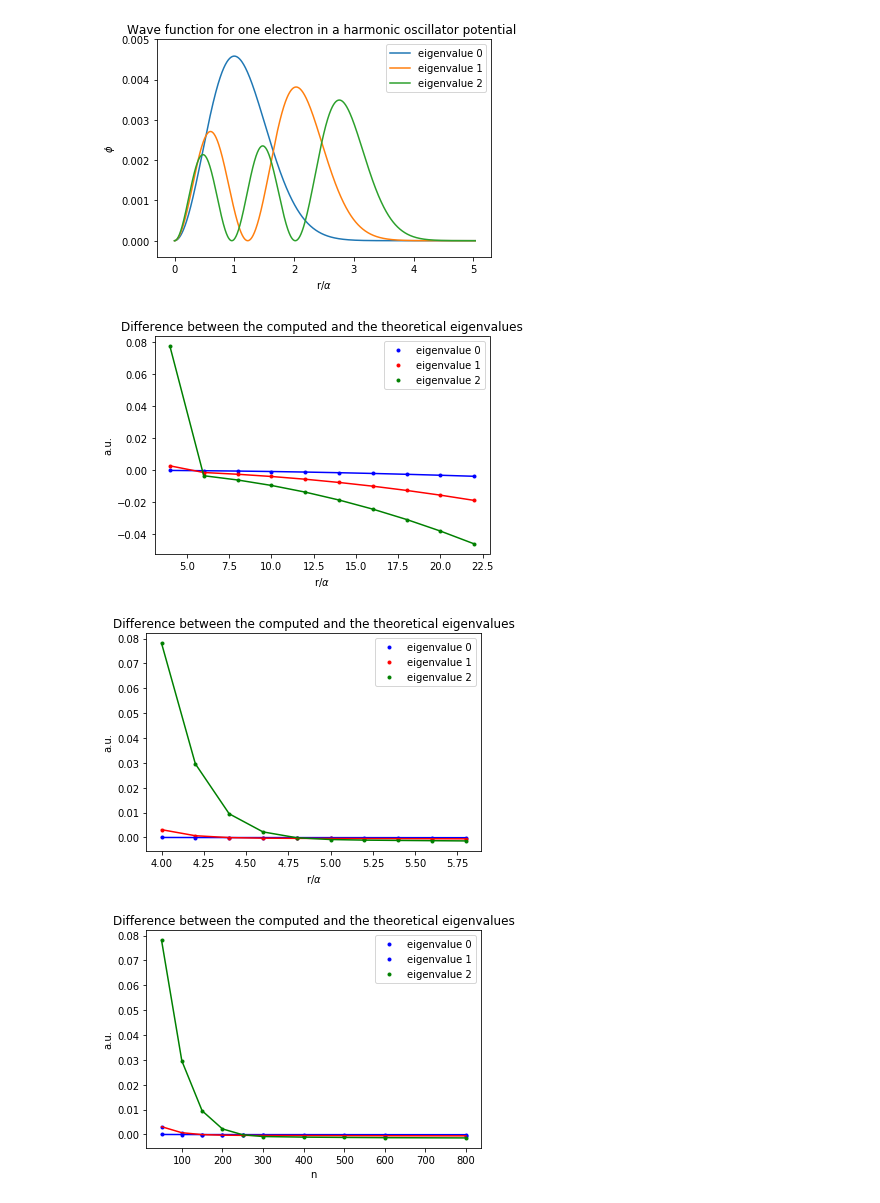
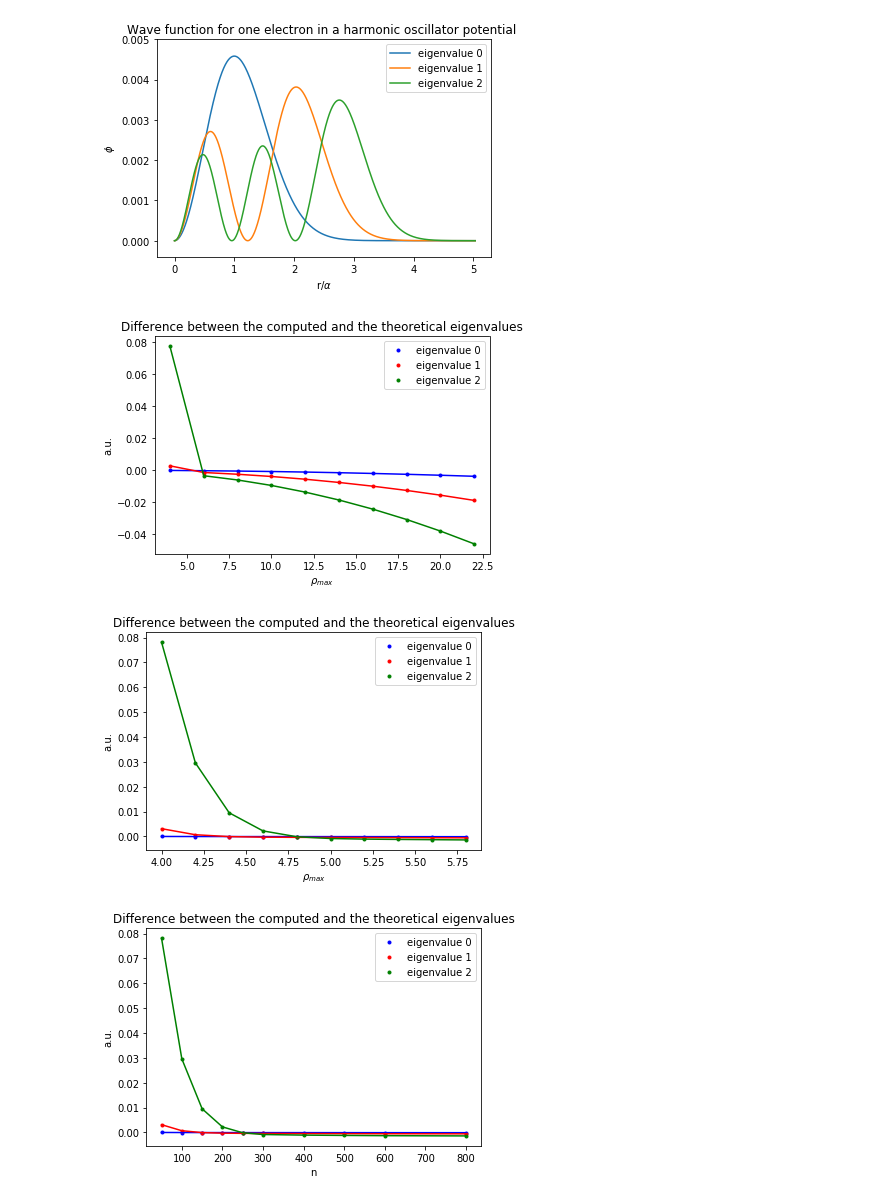
Before and after one commit to Krissvang/Computational-Physics-group, a Jupyter notebook: Project2/cpp/One_electron_plot.ipynb, the cells around one changed output. Saved outputs shown, nothing was run; the diff lists cells and outputs as text; code cells hidden in the pictures.

```diff
--- a/Project2/cpp/One_electron_plot.ipynb
+++ b/Project2/cpp/One_electron_plot.ipynb
@@ -86,40 +86,40 @@ plt.legend([eigenvalue_0, eigenvalue_1, eigenvalue_2], ['eigenvalue 0', 'eigenva
 plt.legend()
 plt.title(r"Difference between the computed and the theoretical eigenvalues")
 plt.ylabel(r"a.u.")
-plt.xlabel(r"r/$\alpha$")
+plt.xlabel(r"$\rho_{max}$")
 plt.savefig("Results_one_electron/Plot_1.pdf")
 
 plt.figure()
 eigenvalue_0,=plt.plot(r_values1,eigen1_0-3, "b.", label='eigenvalue 0')
 eigenvalue_1,=plt.plot(r_values1,eigen1_1-7, "r.", label='eigenvalue 1')
 eigenvalue_2,=plt.plot(r_values1,eigen1_2-11, "g.", label='eigenvalue 2')
 #plt.plot(r_values1,eigen1_3-15)
 #plt.plot(r_values1,eigen1_4-19)
 plt.plot(r_values1,eigen1_0-3, 'b')
 plt.plot(r_values1,eigen1_1-7, 'r')
 plt.plot(r_values1,eigen1_2-11, 'g')
 plt.legend([eigenvalue_0, eigenvalue_1, eigenvalue_2], ['eigenvalue 0', 'eigenvalue 1', 'eigenvalue 2'])
 plt.legend()
 plt.title(r"Difference between the computed and the theoretical eigenvalues")
 plt.ylabel(r"a.u.")
-plt.xlabel(r"r/$\alpha$")
+plt.xlabel(r"$\rho_{max}$")
 plt.savefig("Results_one_electron/Plot_2.pdf")
 
 plt.figure()
 eigenvalue_0,=plt.plot(n_values,eigen2_0-3, "b.", label='eigenvalue 0')
-eigenvalue_1,=plt.plot(n_values,eigen2_1-7, "b.", label='eigenvalue 1')
+eigenvalue_1,=plt.plot(n_values,eigen2_1-7, "r.", label='eigenvalue 1')
 eigenvalue_2,=plt.plot(n_values,eigen2_2-11, "g.", label='eigenvalue 2')
 plt.plot(n_values,eigen1_0-3, 'b')
 plt.plot(n_values,eigen1_1-7, 'r')
 plt.plot(n_values,eigen1_2-11, 'g')
 plt.legend([eigenvalue_0, eigenvalue_1, eigenvalue_2], ['eigenvalue 0', 'eigenvalue 1', 'eigenvalue 2'])
 plt.legend()
 plt.title(r"Difference between the computed and the theoretical eigenvalues")
 plt.ylabel(r"a.u.")
 plt.xlabel(r"n")
 plt.savefig("Results_one_electron/Plot_3.pdf")
 # %% [output]
 [figure]
-[figure, old version]
+[figure, new version]
-[figure, old version]
+[figure, new version]
-[figure, old version]
+[figure, new version]
```
